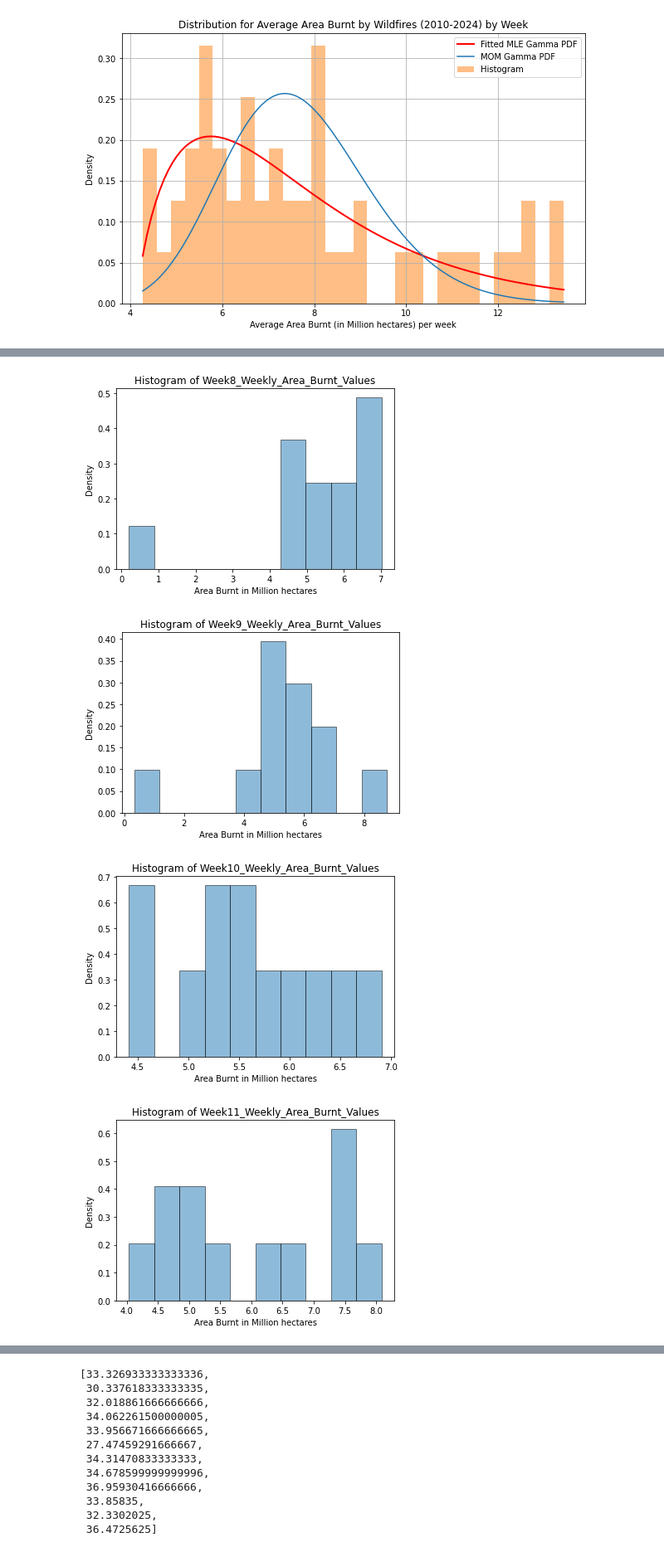
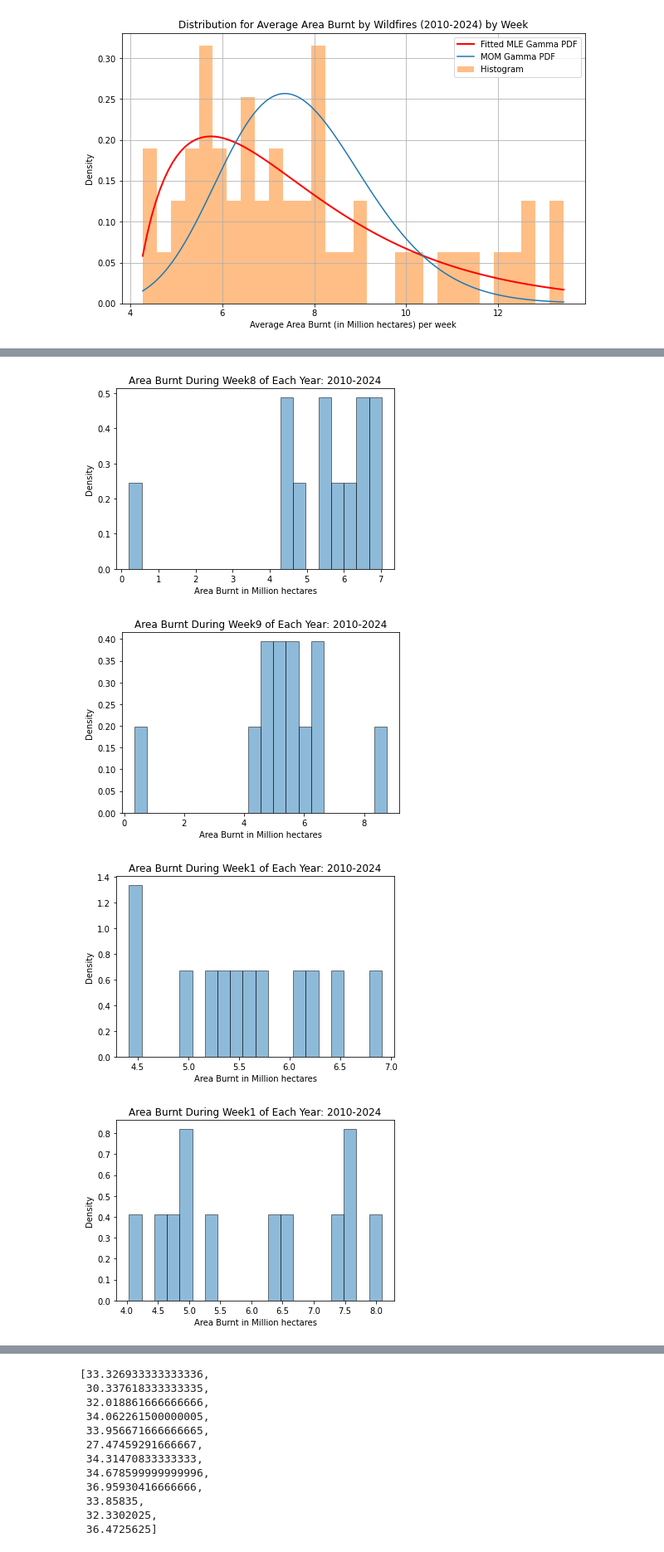
Before and after one commit to INFO6150-DataScience/wildfire-analytics-modelling, a Jupyter notebook: Wildfire_Analytics_Modeling.ipynb, the cells around one changed output, grey strips where cells are left out. Shown at 83% size. Saved outputs shown, nothing was run; the diff lists cells and outputs as text; code cells hidden in the pictures.

Commit message:
modelling avg area burnt per year

```diff
--- a/Wildfire_Analytics_Modeling.ipynb
+++ b/Wildfire_Analytics_Modeling.ipynb
@@ -380,7 +420,7 @@ plt.show()
 var_value = '_Weekly_Area_Burnt'
 # var_value = '_Cumulative_Area_Burnt'
 # %%
-Wildfire_Cumulative_Area_Burnt_Per_Week_Dict = {}
+Wildfire_Area_Burnt_Per_Week_Dict = {}
 count = 0
 for index, row in filtered_df.iterrows():
     l = []
@@ -388,7 +428,7 @@ for index, row in filtered_df.iterrows():
         if column_name.endswith(var_value):
             l.append(row[column_name])
     l = l[:-2]
-    Wildfire_Cumulative_Area_Burnt_Per_Week_Dict['Week'+str(count+1)+var_value+'_Values'] = l
+    Wildfire_Area_Burnt_Per_Week_Dict['Week'+str(count+1)+var_value+'_Values'] = l
     count = count +1
 # %%
 # import matplotlib.pyplot as plt
@@ -408,9 +448,9 @@ for index, row in filtered_df.iterrows():
 # plt.grid(True)
 # plt.show()
 # %%
-for key, values in Wildfire_Cumulative_Area_Burnt_Per_Week_Dict.items():
-    plt.hist(values, bins=10,edgecolor='black', density=True, alpha=0.5, label='Histogram')
-    plt.title('Histogram of ' + key)
+for key, values in Wildfire_Area_Burnt_Per_Week_Dict.items():
+    plt.hist(values, bins=20,edgecolor='black', density=True, alpha=0.5, label='Histogram')
+    plt.title('Area Burnt During ' +key[0:5]+' of Each Year: 2010-2024')
     plt.xlabel('Area Burnt in Million hectares')
     plt.ylabel('Density')
     plt.grid(False)
@@ -428,4 +468,4 @@ plt.tight_layout()
-[figure, old version]
+[figure, new version]
-[figure, old version]
+[figure, new version]
-[figure, old version]
+[figure, new version]
-[figure, old version]
+[figure, new version]
```
Also changed, not shown: parts of 34 cells of this notebook.
